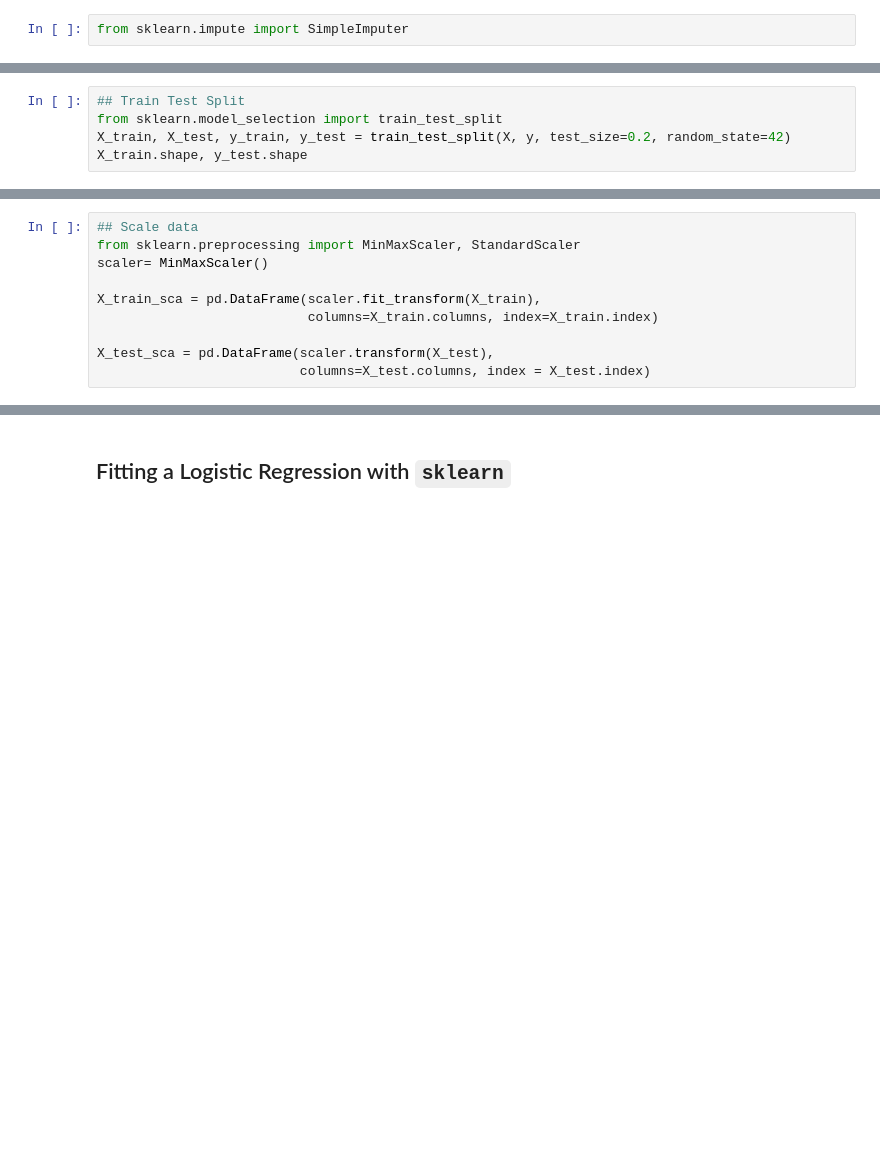
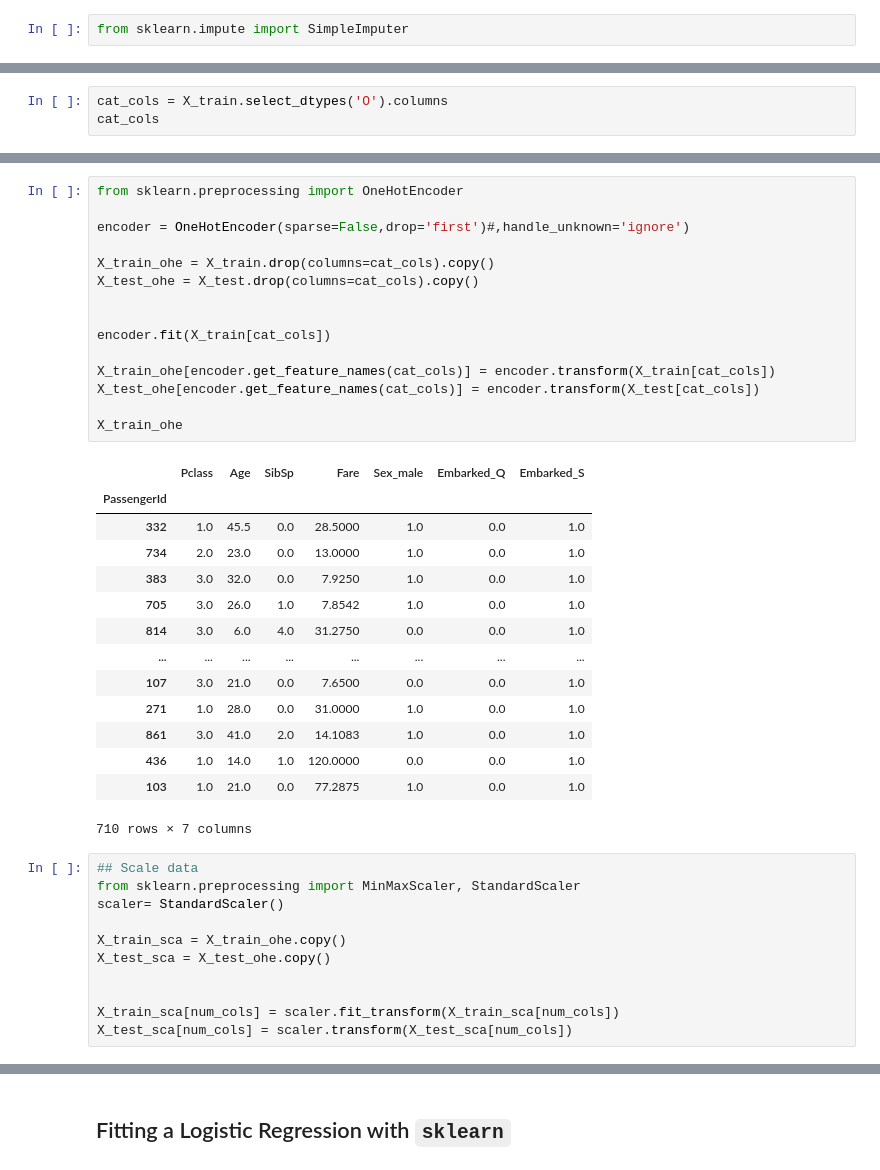
Before and after one commit to jirvingphd/online-dtsc-pt-041320-cohort-notes, a Jupyter notebook: Mod 3/sect_25_logistic_regression/instructor/sect_25_pt1_LogisticRegression_titanic-instructor.ipynb, the cells around one changed output, grey strips where cells are left out. Cells and saved outputs as stored; diff of their text form; blank space fills up the shorter version.

```diff
--- a/Mod 3/sect_25_logistic_regression/instructor/sect_25_pt1_LogisticRegression_titanic-instructor.ipynb
+++ b/Mod 3/sect_25_logistic_regression/instructor/sect_25_pt1_LogisticRegression_titanic-instructor.ipynb
@@ -302,5 +250,0 @@ Name: Survived, dtype: int64
-# %%
-## Train Test Split
-from sklearn.model_selection import train_test_split
-X_train, X_test, y_train, y_test = train_test_split(X, y, test_size=0.2, random_state=42)
-X_train.shape, y_test.shape
@@ -308,0 +251,3 @@ X_train.shape, y_test.shape
+# %%
+cat_cols = X_train.select_dtypes('O').columns
+cat_cols
@@ -309,10 +314,41 @@ X_train.shape, y_test.shape
+# %%
+from sklearn.preprocessing import OneHotEncoder
+
+encoder = OneHotEncoder(sparse=False,drop='first')#,handle_unknown='ignore')
+
+X_train_ohe = X_train.drop(columns=cat_cols).copy()
+X_test_ohe = X_test.drop(columns=cat_cols).copy()
+
+
+encoder.fit(X_train[cat_cols])
+
+X_train_ohe[encoder.get_feature_names(cat_cols)] = encoder.transform(X_train[cat_cols])
+X_test_ohe[encoder.get_feature_names(cat_cols)] = encoder.transform(X_test[cat_cols])
+
+X_train_ohe
+# %% [output]
+|  | Pclass | Age | SibSp | Fare | Sex_male | Embarked_Q | Embarked_S |
+| PassengerId |  |  |  |  |  |  |  |
+| 332 | 1.0 | 45.5 | 0.0 | 28.5000 | 1.0 | 0.0 | 1.0 |
+| 734 | 2.0 | 23.0 | 0.0 | 13.0000 | 1.0 | 0.0 | 1.0 |
+| 383 | 3.0 | 32.0 | 0.0 | 7.9250 | 1.0 | 0.0 | 1.0 |
+| 705 | 3.0 | 26.0 | 1.0 | 7.8542 | 1.0 | 0.0 | 1.0 |
+| 814 | 3.0 | 6.0 | 4.0 | 31.2750 | 0.0 | 0.0 | 1.0 |
+| ... | ... | ... | ... | ... | ... | ... | ... |
+| 107 | 3.0 | 21.0 | 0.0 | 7.6500 | 0.0 | 0.0 | 1.0 |
+| 271 | 1.0 | 28.0 | 0.0 | 31.0000 | 1.0 | 0.0 | 1.0 |
+| 861 | 3.0 | 41.0 | 2.0 | 14.1083 | 1.0 | 0.0 | 1.0 |
+| 436 | 1.0 | 14.0 | 1.0 | 120.0000 | 0.0 | 0.0 | 1.0 |
+| 103 | 1.0 | 21.0 | 0.0 | 77.2875 | 1.0 | 0.0 | 1.0 |
+710 rows × 7 columns
 # %%
 ## Scale data
 from sklearn.preprocessing import MinMaxScaler, StandardScaler
-scaler= MinMaxScaler()
+scaler= StandardScaler()
 
-X_train_sca = pd.DataFrame(scaler.fit_transform(X_train),
-                           columns=X_train.columns, index=X_train.index)
+X_train_sca = X_train_ohe.copy()
+X_test_sca = X_test_ohe.copy()
 
-X_test_sca = pd.DataFrame(scaler.transform(X_test),
-                          columns=X_test.columns, index = X_test.index)
+
+X_train_sca[num_cols] = scaler.fit_transform(X_train_sca[num_cols])
+X_test_sca[num_cols] = scaler.transform(X_test_sca[num_cols])
```
Also changed, not shown: parts of 55 cells of this notebook.
